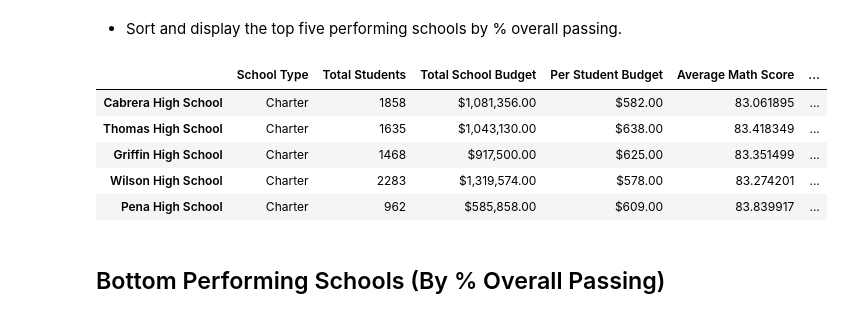
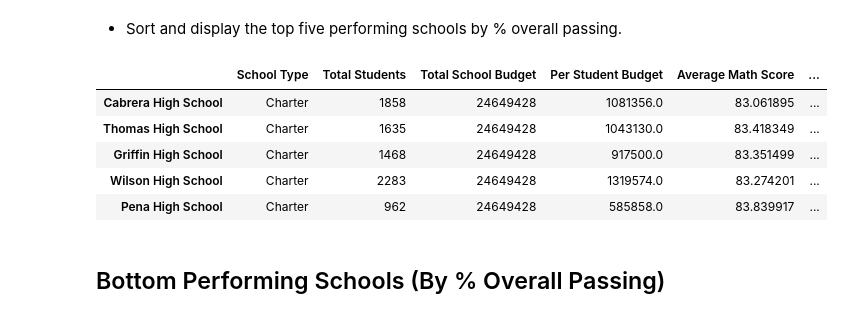
Before and after one commit to alaniwalaa/pandas-challenge, a Jupyter notebook: PyCitySchools/PyCitySchools_starter.ipynb, the cells around one changed output. Cells and saved outputs as stored; diff of their text form; code cells hidden in the pictures.

```diff
--- a/PyCitySchools/PyCitySchools_starter.ipynb
+++ b/PyCitySchools/PyCitySchools_starter.ipynb
@@ -375,14 +272,14 @@ each_school_df.head()
 # %%
 #Top performing schools
 schools_performance = each_school_df.sort_values(['% Overall Passing'], ascending=False)
-schools_performance.head(5)
+schools_performance.head()
 # %% [output]
 |  | School Type | Total Students | Total School Budget | Per Student Budget | Average Math Score | ... |
-| Cabrera High School | Charter | 1858 | $1,081,356.00 | $582.00 | 83.061895 | ... |
-| Thomas High School | Charter | 1635 | $1,043,130.00 | $638.00 | 83.418349 | ... |
-| Griffin High School | Charter | 1468 | $917,500.00 | $625.00 | 83.351499 | ... |
-| Wilson High School | Charter | 2283 | $1,319,574.00 | $578.00 | 83.274201 | ... |
-| Pena High School | Charter | 962 | $585,858.00 | $609.00 | 83.839917 | ... |
+| Cabrera High School | Charter | 1858 | 24649428 | 1081356.0 | 83.061895 | ... |
+| Thomas High School | Charter | 1635 | 24649428 | 1043130.0 | 83.418349 | ... |
+| Griffin High School | Charter | 1468 | 24649428 | 917500.0 | 83.351499 | ... |
+| Wilson High School | Charter | 2283 | 24649428 | 1319574.0 | 83.274201 | ... |
+| Pena High School | Charter | 962 | 24649428 | 585858.0 | 83.839917 | ... |
 # %% [markdown]
 ## Bottom Performing Schools (By % Overall Passing)
 # %% [markdown]
```
Also changed, not shown: parts of 16 cells of this notebook.
